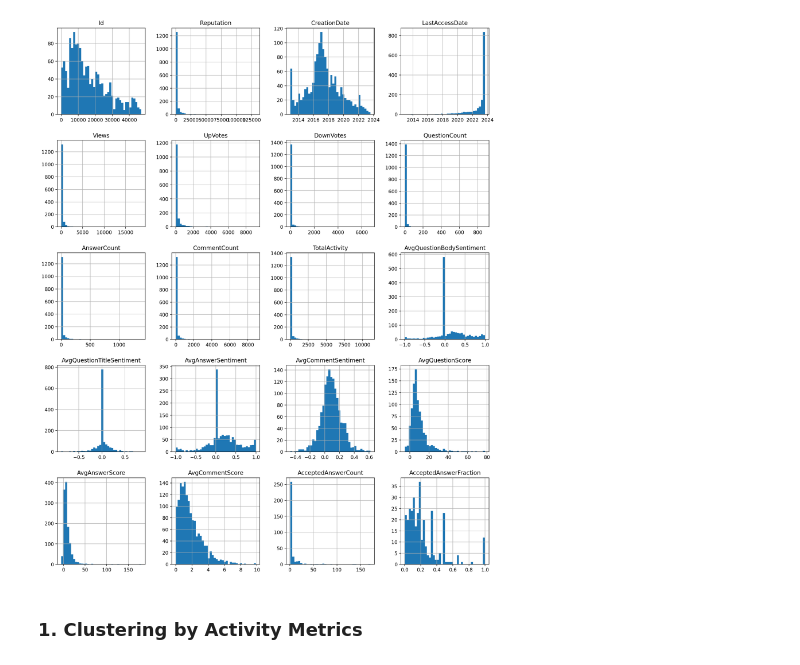
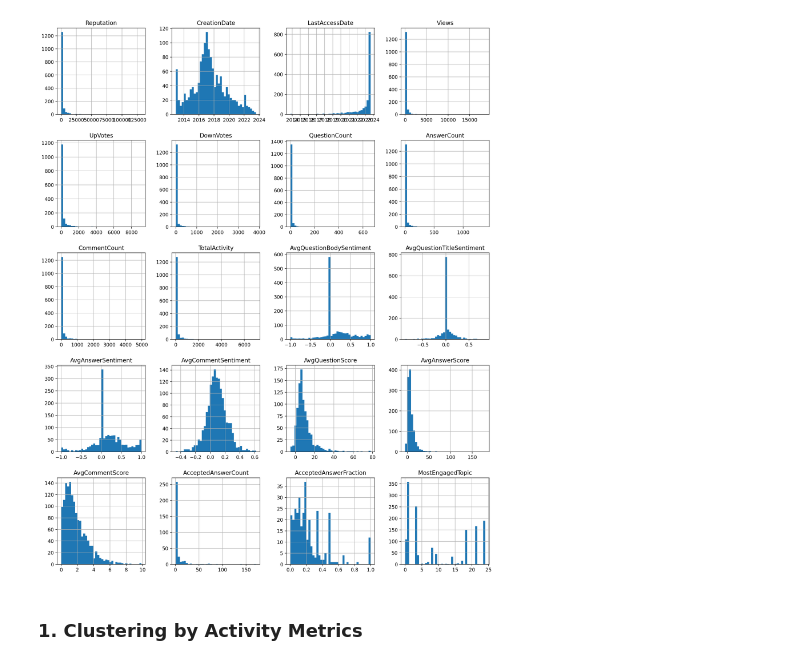
Before and after one commit to pierrehogenhaug/stackexchange_politics, a Jupyter notebook: clustering.ipynb, the cells around one changed output. Cells and saved outputs as stored; diff of their text form; code cells hidden in the pictures.

```diff
--- a/clustering.ipynb
+++ b/clustering.ipynb
@@ -10,7 +10,7 @@ plt.rcParams['figure.dpi'] = 200
 from sklearn.metrics import silhouette_score
 import seaborn as sns
 # %%
-# Load the users_with_attributes dataframe
-users_with_attributes = pd.read_pickle('pickle_dataframes/users_with_attributes.pkl')
+# Load the users_with_all_attributes dataframe
+users_with_all_attributes = pd.read_pickle('pickle_dataframes/users_with_all_attributes.pkl')
 # %%
 # Display the dataframe
@@ -32,8 +32,8 @@ users_with_attributes
 # %%
 # Display a histogram of each column in the dataframe
-users_with_attributes.hist(bins=40, figsize=(16, 20))
+users_with_all_attributes.iloc[:, 1:-26].join(users_with_all_attributes.iloc[:, -1]).hist(bins=40, figsize=(16, 20))  # Excludes the ID column and single-topic engagement columns
 
 plt.show()
 # %% [output]
-[figure, old version]
+[figure, new version]
 # %%
```
Also changed, not shown: parts of 15 cells of this notebook.
